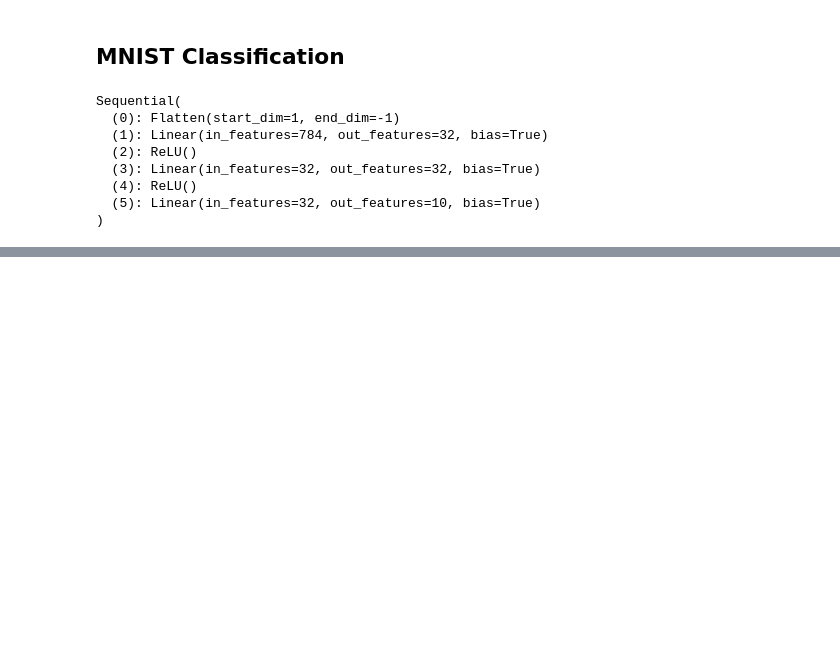
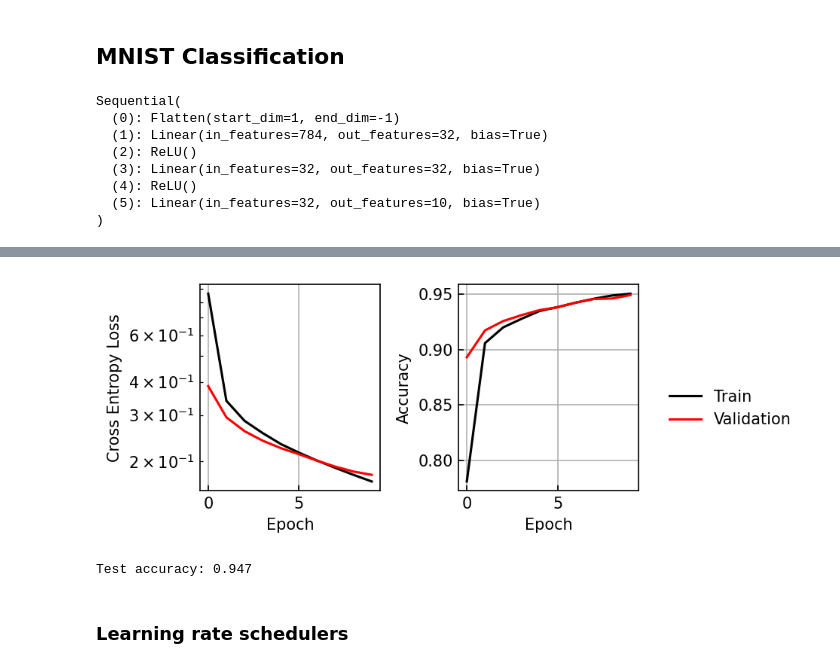
Before and after one commit to colen-teaching/DATA442-Fall-2026, a Jupyter notebook: notebooks/08.1_PyTorch_NNs.ipynb, the cells around one changed output, grey strips where cells are left out. Drawn from its saved outputs; the diff is of its cells as text; code cells hidden in the pictures; blank space fills up the shorter version.

```diff
--- a/notebooks/08.1_PyTorch_NNs.ipynb
+++ b/notebooks/08.1_PyTorch_NNs.ipynb
@@ -304,21 +287,19 @@ transform = v2.Compose([
     v2.ToImage(),
     v2.ToDtype(torch.float32, scale=True),
 ])
-train_ds = torchvision.datasets.MNIST(
-    root='~/',
+train_val_ds = torchvision.datasets.MNIST(
+    root='~/scr10',
     train=True,
     transform=transform,
     download=True
 )
 
 test_ds = torchvision.datasets.MNIST(
-    root='~/',
+    root='~/scr10',
     train=False,
     transform=transform,
     download=False
 )
-
-train_loader = DataLoader(train_ds, batch_size=64, shuffle=True)
 # %%
 model = nn.Sequential(
     nn.Flatten(),
@@ -382,0 +332,31 @@ Epoch 19: Accuracy = 0.969283
+# %%
+loss_fn = nn.CrossEntropyLoss() # cross entropy
+optimizer = torch.optim.Adam(model.parameters(), lr=3e-4)
+
+train_dataset, val_dataset = random_split(train_val_ds, lengths=[0.8, 0.2])
+
+model, model_stats= train(model, loss_fn, optimizer, train_dataset, val_dataset,
+                          batch_size=64, num_workers=4, max_epochs=10)
+loss_accuracy_plot(*model_stats)
+plt.tight_layout()
+# %% [output]
+[figure, added]
+# %%
+# Inference
+model.eval()
+test_loader = DataLoader(test_ds, batch_size=64, num_workers=4, shuffle=False)
+with torch.no_grad():
+    test_correct_ = 0.
+    for xb, yb in tqdm(test_loader,leave=False):
+        xb = xb.to(device)
+        yb = yb.to(device)
+        y_pred = model(xb)
+        y_pred = torch.argmax(y_pred, dim=1)
+        test_correct_ += (y_pred == yb).float().sum().item()
+    test_acc = test_correct_ / len(test_loader.dataset)
+
+print(f"Test accuracy: {test_acc:.3f}")
+# %% [output]
+Test accuracy: 0.947
+# %% [markdown]
+### Learning rate schedulers
```
Also changed, not shown: parts of 24 cells of this notebook, 3 other files.
